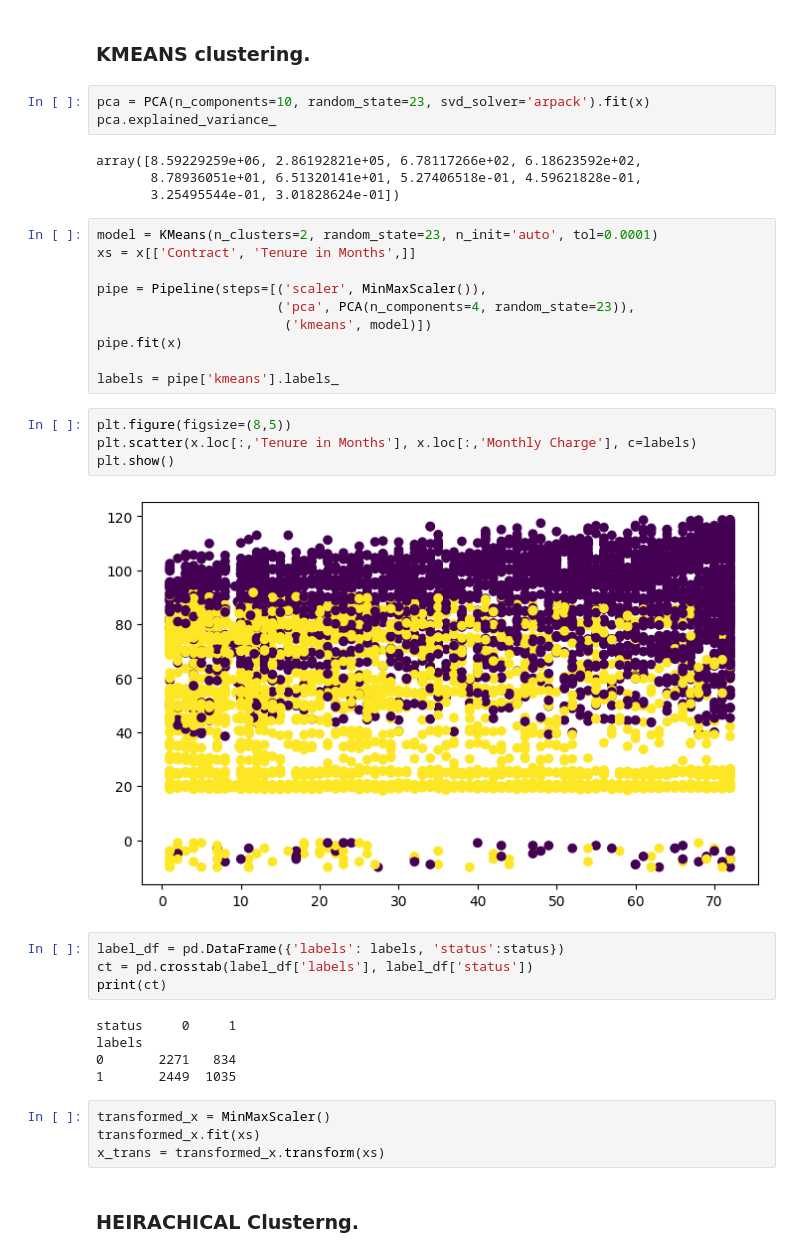
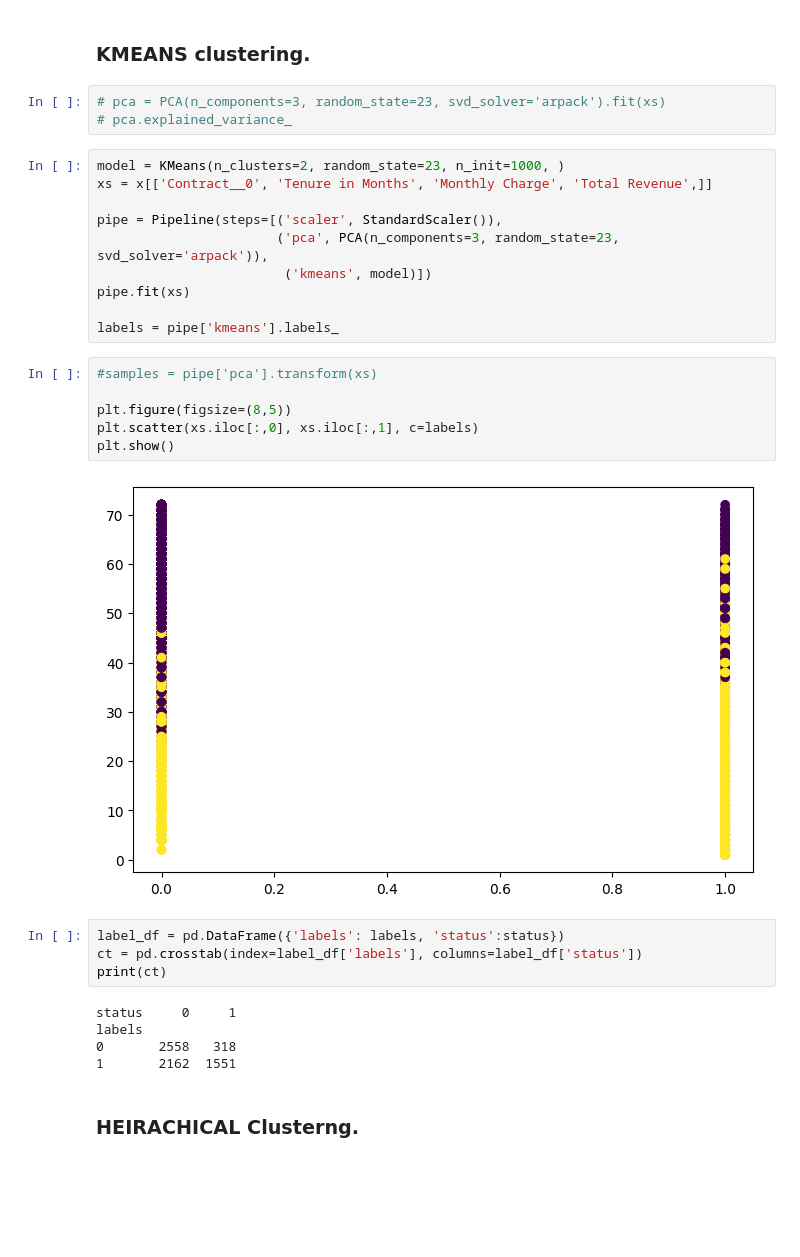
Before and after one commit to JUBRIL-ADEBOGUN/Telecom-Customer-Churn, a Jupyter notebook: Cutomer-Churn-clustering.ipynb, the cells around one changed output. Drawn from its saved outputs; the diff is of its cells as text; blank space fills up the shorter version.

```diff
--- a/Cutomer-Churn-clustering.ipynb
+++ b/Cutomer-Churn-clustering.ipynb
@@ -31,40 +31,34 @@ status = df['Customer Status']
 # %% [markdown]
 ### KMEANS clustering.
 # %%
-pca = PCA(n_components=10, random_state=23, svd_solver='arpack').fit(x)
-pca.explained_variance_
+# pca = PCA(n_components=3, random_state=23, svd_solver='arpack').fit(xs)
+# pca.explained_variance_
-# %% [output]
-array([8.59229259e+06, 2.86192821e+05, 6.78117266e+02, 6.18623592e+02,
-       8.78936051e+01, 6.51320141e+01, 5.27406518e-01, 4.59621828e-01,
-       3.25495544e-01, 3.01828624e-01])
 # %%
-model = KMeans(n_clusters=2, random_state=23, n_init='auto', tol=0.0001)
-xs = x[['Contract', 'Tenure in Months',]]
+model = KMeans(n_clusters=2, random_state=23, n_init=1000, )
+xs = x[['Contract__0', 'Tenure in Months', 'Monthly Charge', 'Total Revenue',]]
 
-pipe = Pipeline(steps=[('scaler', MinMaxScaler()),
-                       ('pca', PCA(n_components=4, random_state=23)),
+pipe = Pipeline(steps=[('scaler', StandardScaler()),
+                       ('pca', PCA(n_components=3, random_state=23, svd_solver='arpack')),
                         ('kmeans', model)])
-pipe.fit(x)
+pipe.fit(xs)
 
 labels = pipe['kmeans'].labels_
 # %%
+#samples = pipe['pca'].transform(xs)
+
 plt.figure(figsize=(8,5))
-plt.scatter(x.loc[:,'Tenure in Months'], x.loc[:,'Monthly Charge'], c=labels)
+plt.scatter(xs.iloc[:,0], xs.iloc[:,1], c=labels)
 plt.show()
 # %% [output]
-[figure, old version]
+[figure, new version]
 # %%
 label_df = pd.DataFrame({'labels': labels, 'status':status})
-ct = pd.crosstab(label_df['labels'], label_df['status'])
+ct = pd.crosstab(index=label_df['labels'], columns=label_df['status'])
 print(ct)
 # %% [output]
 status     0     1
 labels
-0       2271   834
-1       2449  1035
+0       2558   318
+1       2162  1551
-# %%
-transformed_x = MinMaxScaler()
-transformed_x.fit(xs)
-x_trans = transformed_x.transform(xs)
 # %% [markdown]
 ### HEIRACHICAL Clusterng.
```
Also changed, not shown: parts of 6 cells of this notebook, 2 other files.
